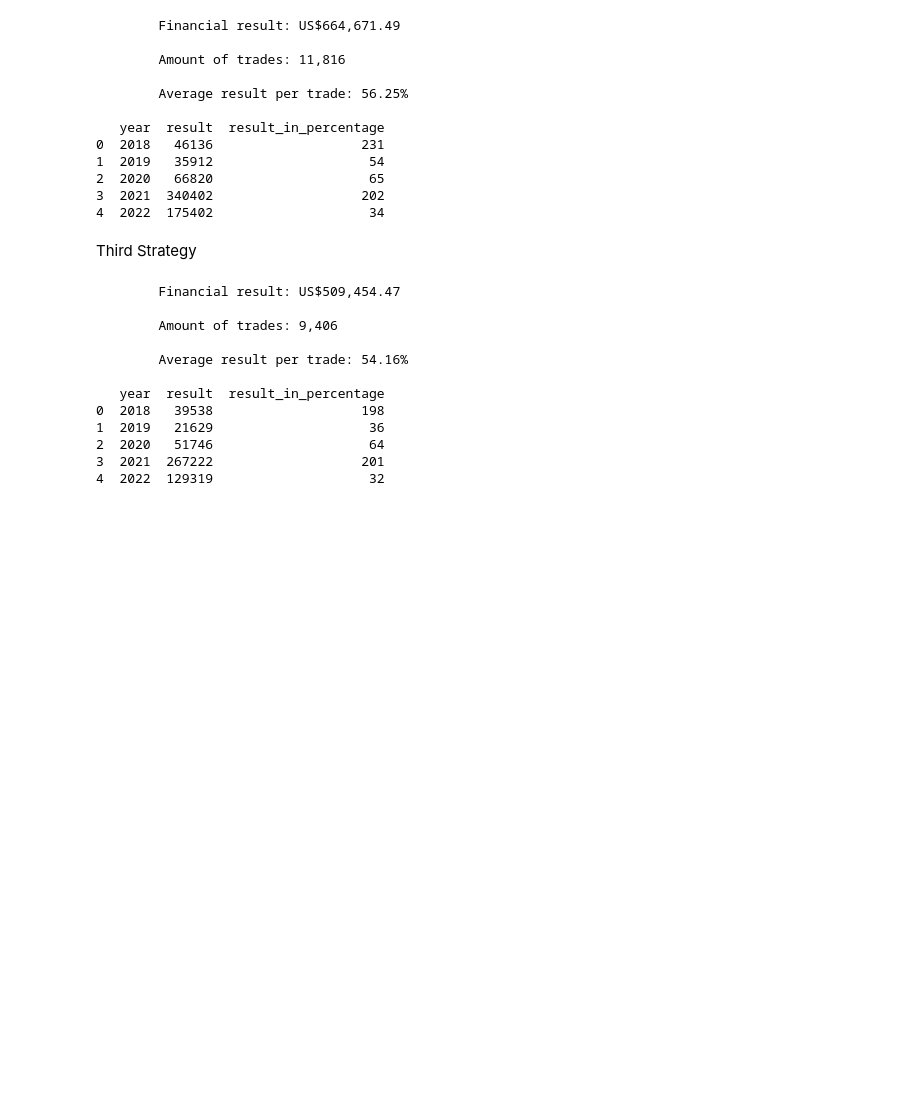
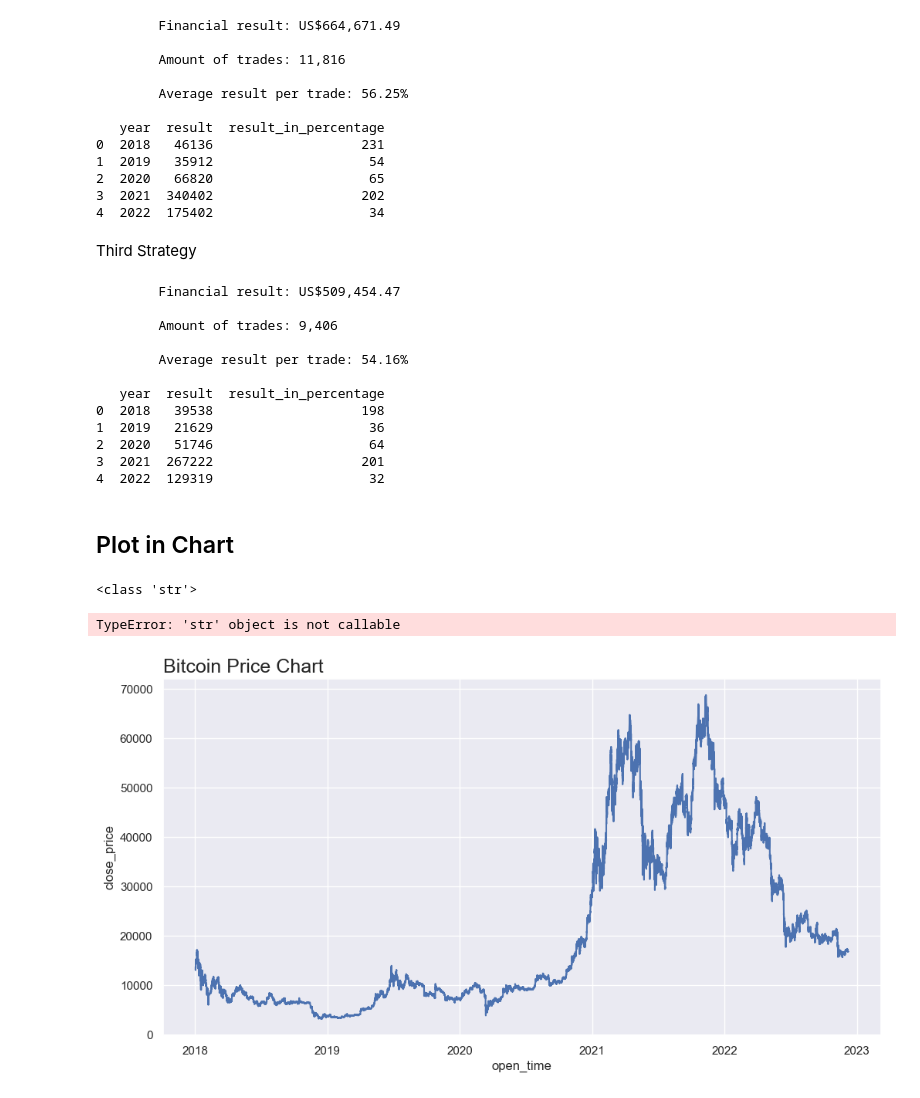
Before and after one commit to zoddinGC/BTC-Algorithm, a Jupyter notebook: notebooks/data_analysis.ipynb, the cells around one changed output. Drawn from its saved outputs; the diff is of its cells as text; code cells hidden in the pictures; blank space fills up the shorter version.

Commit message:
add plot function with decorators

```diff
--- a/notebooks/data_analysis.ipynb
+++ b/notebooks/data_analysis.ipynb
@@ -300,7 +300,7 @@ Creating a new feature for the condition of each operation
 # %%
 def condition(volume:bool=True) -> object:
     condition_1 = df['low_price'] <= df['low_bottom'] * 1.01
-    condition_2 = df['taker_buy_base_asset_volume'] > df['taker_buy_base_asset_volume'].shift(1) if volume else np.ones(shape=df.shape[0])
+    condition_2 = df['taker_buy_base_asset_volume'] > df['taker_buy_base_asset_volume'].shift(1).fillna(0) if volume else np.ones(shape=df.shape[0])
     condition_3 = df['close_price'] > df['low_bottom']
 
     return np.where(condition_1 & condition_2 & condition_3, True, False)
@@ -433,3 +432,46 @@ show_stats(result_3, financial_result_3)
 2  2020   51746                    64
 3  2021  267222                   201
 4  2022  129319                    32
+# %% [markdown]
+## Plot in Chart
+# %%
+def replacer(string:str):
+    replacers = {'_':' ', '-':' ', '.':' ', ',':' '}
+
+    for original, new in replacers.items():
+        string = string.replace(original, new)
+
+    return string.title()
+
+def beautify(func):
+    def wrapper(*args):
+        sns.set(
+            style='darkgrid',             # 'whitegrid', 'white', 'dark'
+            rc={
+                'figure.figsize':(12,6),  # figure size
+                'axes.labelsize':12       # label font size
+            }
+        )
+
+        return func(*args)
+
+    return wrapper
+# %%
+@beautify
+def plot(dataframe):
+    sns.lineplot(
+        data=dataframe,
+        x=dataframe.index,
+        y='close_price'
+    ).set_title('Bitcoin Price Chart', loc='left', fontsize=18)
+
+    plt.xlabel( replacer(plt.gca().xaxis.get_label().get_text()) )
+    plt.ylabel( replacer(plt.gca().yaxis.get_label().get_text()) )
+
+    plt.show()
+# %%
+plot(df)
+# %% [output]
+<class 'str'>
+TypeError: 'str' object is not callable
+[figure, added]
```
Also changed, not shown: parts of 5 cells of this notebook.
